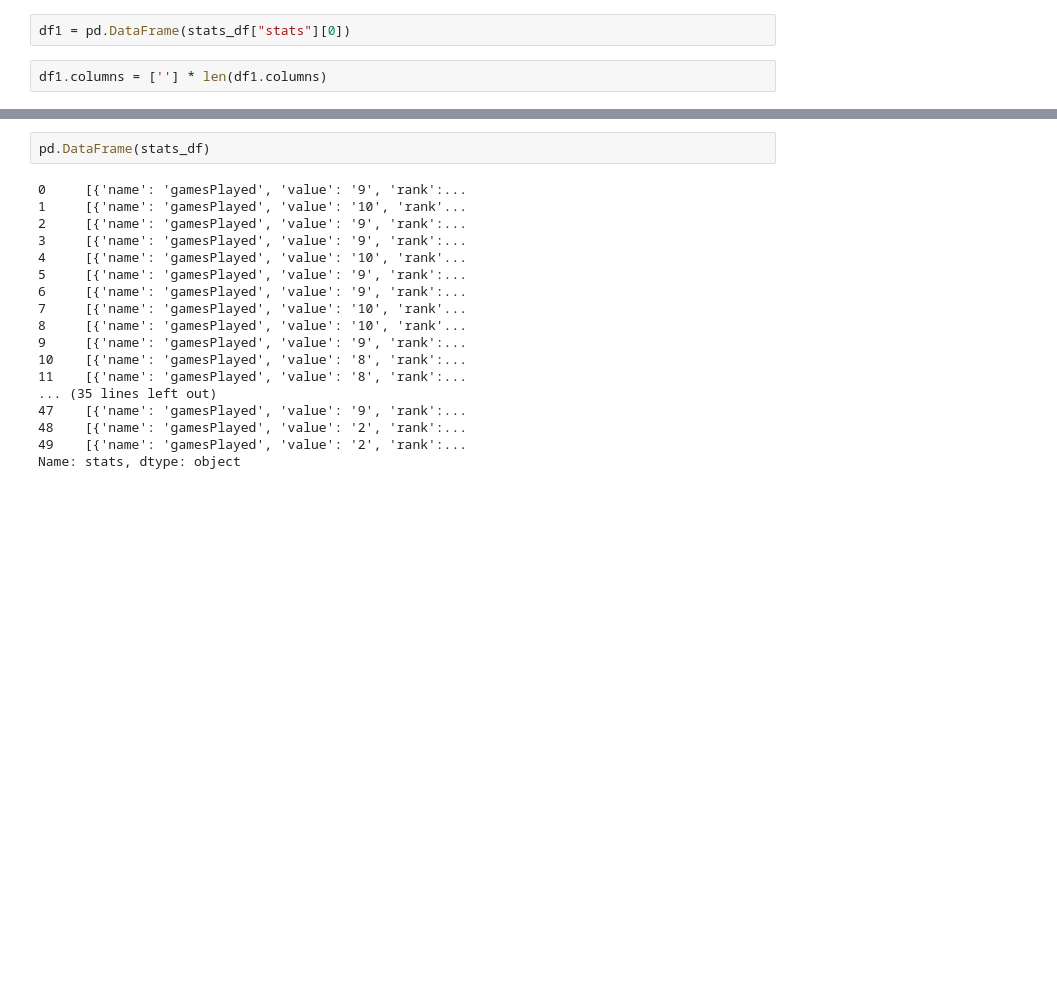
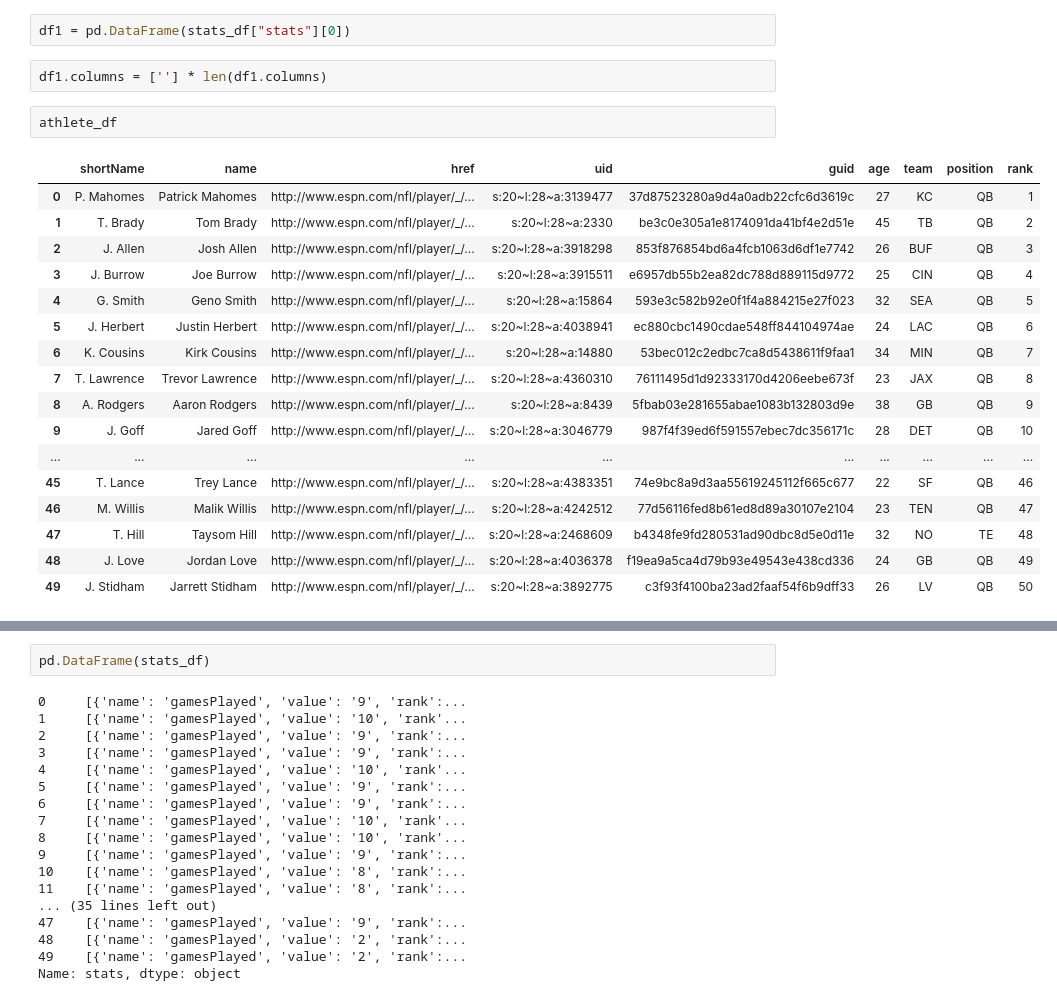
Before and after one commit to akeeme/nfl-api, a Jupyter notebook: api.ipynb, the cells around one changed output, grey strips where cells are left out. Saved outputs shown, nothing was run; the diff lists cells and outputs as text; blank space fills up the shorter version.

Commit message:
receiving proper output for players scrape

```diff
--- a/api.ipynb
+++ b/api.ipynb
@@ -83,4 +83,24 @@ stats_columns = [x["name"] for x in stats_df["stats"][0]]
 df1 = pd.DataFrame(stats_df["stats"][0])
 # %%
 df1.columns = [''] * len(df1.columns)
+# %%
+athlete_df
+# %% [output]
+|  | shortName | name | href | uid | guid | age | team | position | rank |
+| 0 | P. Mahomes | Patrick Mahomes | http://www.espn.com/nfl/player/_/... | s:20~l:28~a:3139477 | 37d87523280a9d4a0adb22cfc6d3619c | 27 | KC | QB | 1 |
+| 1 | T. Brady | Tom Brady | http://www.espn.com/nfl/player/_/... | s:20~l:28~a:2330 | be3c0e305a1e8174091da41bf4e2d51e | 45 | TB | QB | 2 |
+| 2 | J. Allen | Josh Allen | http://www.espn.com/nfl/player/_/... | s:20~l:28~a:3918298 | 853f876854bd6a4fcb1063d6df1e7742 | 26 | BUF | QB | 3 |
+| 3 | J. Burrow | Joe Burrow | http://www.espn.com/nfl/player/_/... | s:20~l:28~a:3915511 | e6957db55b2ea82dc788d889115d9772 | 25 | CIN | QB | 4 |
+| 4 | G. Smith | Geno Smith | http://www.espn.com/nfl/player/_/... | s:20~l:28~a:15864 | 593e3c582b92e0f1f4a884215e27f023 | 32 | SEA | QB | 5 |
+| 5 | J. Herbert | Justin Herbert | http://www.espn.com/nfl/player/_/... | s:20~l:28~a:4038941 | ec880cbc1490cdae548ff844104974ae | 24 | LAC | QB | 6 |
+| 6 | K. Cousins | Kirk Cousins | http://www.espn.com/nfl/player/_/... | s:20~l:28~a:14880 | 53bec012c2edbc7ca8d5438611f9faa1 | 34 | MIN | QB | 7 |
+| 7 | T. Lawrence | Trevor Lawrence | http://www.espn.com/nfl/player/_/... | s:20~l:28~a:4360310 | 76111495d1d92333170d4206eebe673f | 23 | JAX | QB | 8 |
+| 8 | A. Rodgers | Aaron Rodgers | http://www.espn.com/nfl/player/_/... | s:20~l:28~a:8439 | 5fbab03e281655abae1083b132803d9e | 38 | GB | QB | 9 |
+| 9 | J. Goff | Jared Goff | http://www.espn.com/nfl/player/_/... | s:20~l:28~a:3046779 | 987f4f39ed6f591557ebec7dc356171c | 28 | DET | QB | 10 |
+| ... | ... | ... | ... | ... | ... | ... | ... | ... | ... |
+| 45 | T. Lance | Trey Lance | http://www.espn.com/nfl/player/_/... | s:20~l:28~a:4383351 | 74e9bc8a9d3aa55619245112f665c677 | 22 | SF | QB | 46 |
+| 46 | M. Willis | Malik Willis | http://www.espn.com/nfl/player/_/... | s:20~l:28~a:4242512 | 77d56116fed8b61ed8d89a30107e2104 | 23 | TEN | QB | 47 |
+| 47 | T. Hill | Taysom Hill | http://www.espn.com/nfl/player/_/... | s:20~l:28~a:2468609 | b4348fe9fd280531ad90dbc8d5e0d11e | 32 | NO | TE | 48 |
+| 48 | J. Love | Jordan Love | http://www.espn.com/nfl/player/_/... | s:20~l:28~a:4036378 | f19ea9a5ca4d79b93e49543e438cd336 | 24 | GB | QB | 49 |
+| 49 | J. Stidham | Jarrett Stidham | http://www.espn.com/nfl/player/_/... | s:20~l:28~a:3892775 | c3f93f4100ba23ad2faaf54f6b9dff33 | 26 | LV | QB | 50 |
 # %%
```
Also changed, not shown: parts of 9 cells of this notebook, 2 other files.
